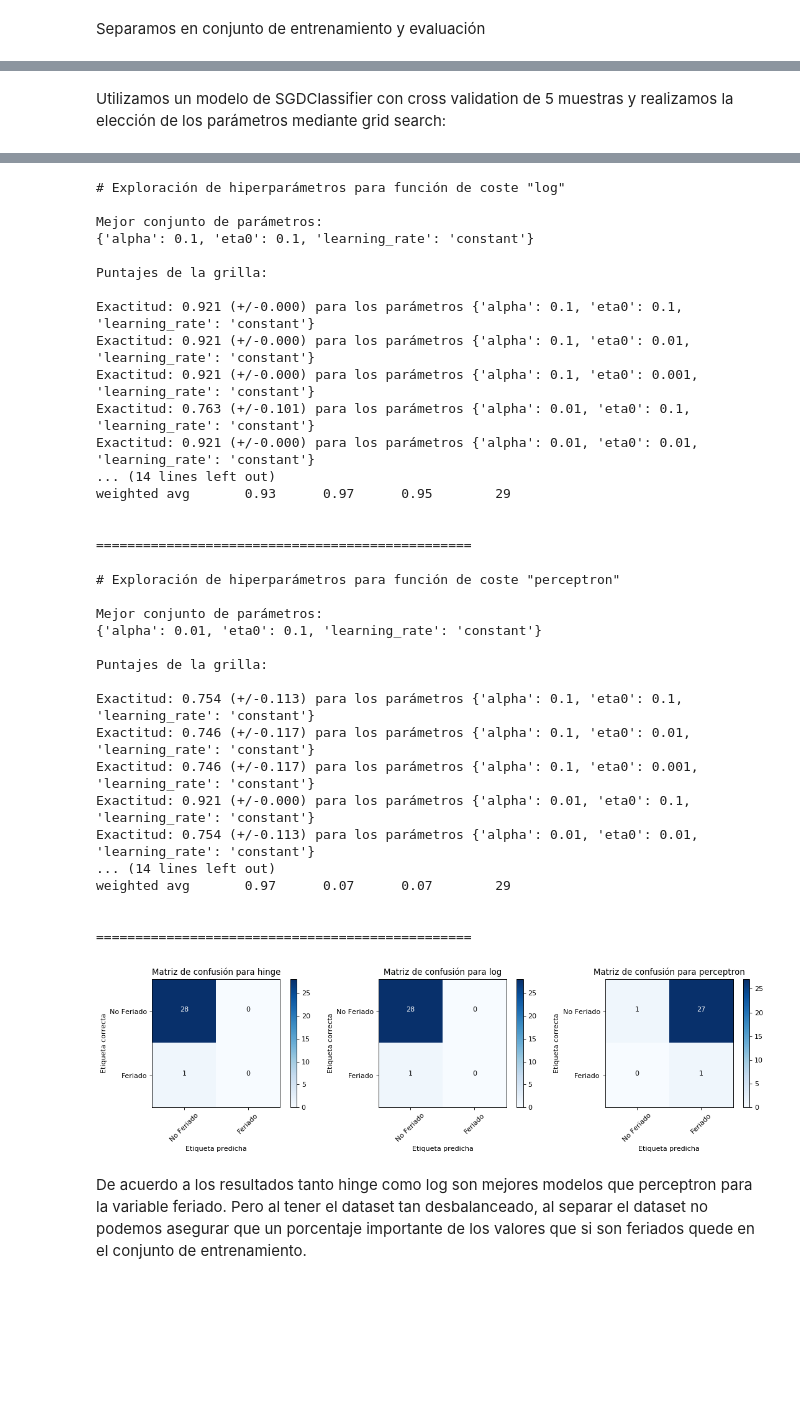
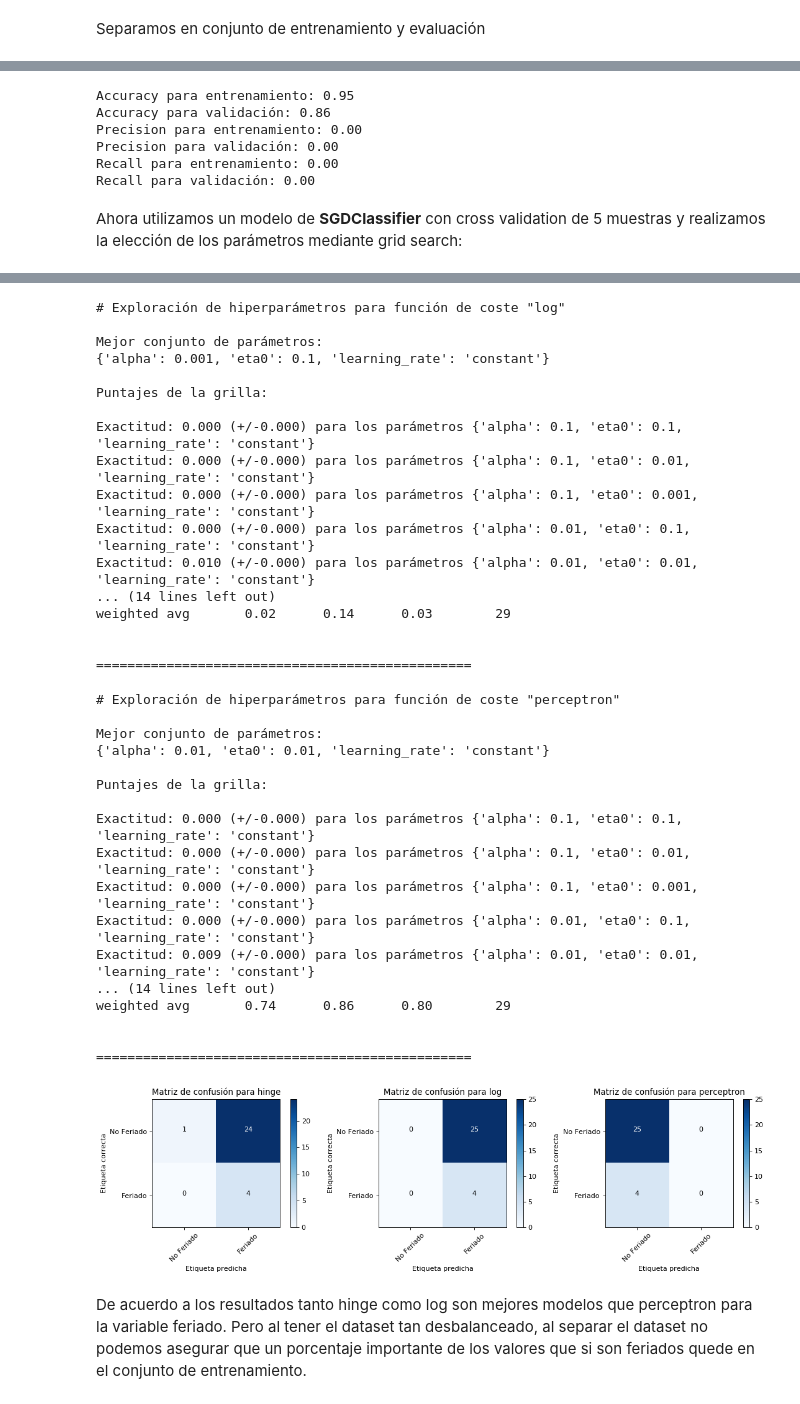
Before and after one commit to dbourdin/diplodatos-mentorias, a Jupyter notebook: AprendizajeAutomatico/retail_data_analytics.ipynb, the cells around one changed output, grey strips where cells are left out. Cells and saved outputs as stored; diff of their text form; code cells hidden in the pictures; blank space fills up the shorter version.

```diff
--- a/AprendizajeAutomatico/retail_data_analytics.ipynb
+++ b/AprendizajeAutomatico/retail_data_analytics.ipynb
@@ -220,0 +238,12 @@ array([ 0.23486545,  0.20233496,  0.04618859, -0.0058602 ,  0.14378007,
+# %%
+model = MultinomialNB()
+model.fit(X_train_feature, y_train)
+
+print('Accuracy para entrenamiento: %.2f' %  accuracy_score(y_train, model.predict(X_train_feature)))
+print('Accuracy para validación: %.2f' % accuracy_score(y_test, model.predict(X_test_feature)))
+
+print('Precision para entrenamiento: %.2f' %  precision_score(y_train, model.predict(X_train_feature)))
+print('Precision para validación: %.2f' % precision_score(y_test, model.predict(X_test_feature)))
+
+print('Recall para entrenamiento: %.2f' %  recall_score(y_train, model.predict(X_train_feature)))
+print('Recall para validación: %.2f' % recall_score(y_test, model.predict(X_test_feature)))
@@ -220,0 +259,12 @@ array([ 0.23486545,  0.20233496,  0.04618859, -0.0058602 ,  0.14378007,
+# %%
+model = MultinomialNB()
+model.fit(X_train_feature, y_train)
+
+print('Accuracy para entrenamiento: %.2f' %  accuracy_score(y_train, model.predict(X_train_feature)))
+print('Accuracy para validación: %.2f' % accuracy_score(y_test, model.predict(X_test_feature)))
+
+print('Precision para entrenamiento: %.2f' %  precision_score(y_train, model.predict(X_train_feature)))
+print('Precision para validación: %.2f' % precision_score(y_test, model.predict(X_test_feature)))
+
+print('Recall para entrenamiento: %.2f' %  recall_score(y_train, model.predict(X_train_feature)))
+print('Recall para validación: %.2f' % recall_score(y_test, model.predict(X_test_feature)))
@@ -221,5 +280,24 @@ array([ 0.23486545,  0.20233496,  0.04618859, -0.0058602 ,  0.14378007,
+# %%
+model = svm.LinearSVC()
+model.fit(X_train_feature, y_train)
+
+print('Accuracy para entrenamiento: %.2f' %  accuracy_score(y_train, model.predict(X_train_feature)))
+print('Accuracy para validación: %.2f' % accuracy_score(y_test, model.predict(X_test_feature)))
+
+print('Precision para entrenamiento: %.2f' %  precision_score(y_train, model.predict(X_train_feature)))
+print('Precision para validación: %.2f' % precision_score(y_test, model.predict(X_test_feature)))
+
+print('Recall para entrenamiento: %.2f' %  recall_score(y_train, model.predict(X_train_feature)))
+print('Recall para validación: %.2f' % recall_score(y_test, model.predict(X_test_feature)))
+# %% [output]
+Accuracy para entrenamiento: 0.95
+Accuracy para validación: 0.86
+Precision para entrenamiento: 0.00
+Precision para validación: 0.00
+Recall para entrenamiento: 0.00
+Recall para validación: 0.00
 # %% [markdown]
-Utilizamos un modelo de SGDClassifier con cross validation de 5 muestras y realizamos la elección de los parámetros mediante grid search:
+Ahora utilizamos un modelo de **SGDClassifier** con cross validation de 5 muestras y realizamos la elección de los parámetros mediante grid search:
 # %%
 plt.figure(figsize=(14, 4), dpi= 80, facecolor='w', edgecolor='k')
 
@@ -230,7 +308,7 @@ for idx, loss in enumerate(('hinge', 'log', 'perceptron'), start=1):
         'alpha': [0.1, 0.01, 0.001]  # Tasa de regularización
     }
     m = SGDClassifier(loss=loss, tol=1e-3)
-    model = GridSearchCV(m, exploring_params, cv=5, scoring='accuracy')
+    model = GridSearchCV(m, exploring_params, cv=5, scoring='precision')
     model.fit(X_train_feature, y_train)
 
     print("# Exploración de hiperparámetros para función de coste \"%s\"" % loss, end="\n\n")
@@ -273,40 +351,40 @@ weighted avg       0.93      0.97      0.95        29
 
 
 ================================================
 # Exploración de hiperparámetros para función de coste "log"
 
 Mejor conjunto de parámetros:
-{'alpha': 0.1, 'eta0': 0.1, 'learning_rate': 'constant'}
+{'alpha': 0.001, 'eta0': 0.1, 'learning_rate': 'constant'}
 
 Puntajes de la grilla:
 
-Exactitud: 0.921 (+/-0.000) para los parámetros {'alpha': 0.1, 'eta0': 0.1, 'learning_rate': 'constant'}
-Exactitud: 0.921 (+/-0.000) para los parámetros {'alpha': 0.1, 'eta0': 0.01, 'learning_rate': 'constant'}
-Exactitud: 0.921 (+/-0.000) para los parámetros {'alpha': 0.1, 'eta0': 0.001, 'learning_rate': 'constant'}
-Exactitud: 0.763 (+/-0.101) para los parámetros {'alpha': 0.01, 'eta0': 0.1, 'learning_rate': 'constant'}
-Exactitud: 0.921 (+/-0.000) para los parámetros {'alpha': 0.01, 'eta0': 0.01, 'learning_rate': 'constant'}
+Exactitud: 0.000 (+/-0.000) para los parámetros {'alpha': 0.1, 'eta0': 0.1, 'learning_rate': 'constant'}
+Exactitud: 0.000 (+/-0.000) para los parámetros {'alpha': 0.1, 'eta0': 0.01, 'learning_rate': 'constant'}
+Exactitud: 0.000 (+/-0.000) para los parámetros {'alpha': 0.1, 'eta0': 0.001, 'learning_rate': 'constant'}
+Exactitud: 0.000 (+/-0.000) para los parámetros {'alpha': 0.01, 'eta0': 0.1, 'learning_rate': 'constant'}
+Exactitud: 0.010 (+/-0.000) para los parámetros {'alpha': 0.01, 'eta0': 0.01, 'learning_rate': 'constant'}
 ... (14 lines left out)
-weighted avg       0.93      0.97      0.95        29
+weighted avg       0.02      0.14      0.03        29
 
 
 ================================================
 # Exploración de hiperparámetros para función de coste "perceptron"
 
 Mejor conjunto de parámetros:
-{'alpha': 0.01, 'eta0': 0.1, 'learning_rate': 'constant'}
+{'alpha': 0.01, 'eta0': 0.01, 'learning_rate': 'constant'}
 
 Puntajes de la grilla:
 
-Exactitud: 0.754 (+/-0.113) para los parámetros {'alpha': 0.1, 'eta0': 0.1, 'learning_rate': 'constant'}
-Exactitud: 0.746 (+/-0.117) para los parámetros {'alpha': 0.1, 'eta0': 0.01, 'learning_rate': 'constant'}
-Exactitud: 0.746 (+/-0.117) para los parámetros {'alpha': 0.1, 'eta0': 0.001, 'learning_rate': 'constant'}
-Exactitud: 0.921 (+/-0.000) para los parámetros {'alpha': 0.01, 'eta0': 0.1, 'learning_rate': 'constant'}
-Exactitud: 0.754 (+/-0.113) para los parámetros {'alpha': 0.01, 'eta0': 0.01, 'learning_rate': 'constant'}
+Exactitud: 0.000 (+/-0.000) para los parámetros {'alpha': 0.1, 'eta0': 0.1, 'learning_rate': 'constant'}
+Exactitud: 0.000 (+/-0.000) para los parámetros {'alpha': 0.1, 'eta0': 0.01, 'learning_rate': 'constant'}
+Exactitud: 0.000 (+/-0.000) para los parámetros {'alpha': 0.1, 'eta0': 0.001, 'learning_rate': 'constant'}
+Exactitud: 0.000 (+/-0.000) para los parámetros {'alpha': 0.01, 'eta0': 0.1, 'learning_rate': 'constant'}
+Exactitud: 0.009 (+/-0.000) para los parámetros {'alpha': 0.01, 'eta0': 0.01, 'learning_rate': 'constant'}
 ... (14 lines left out)
-weighted avg       0.97      0.07      0.07        29
+weighted avg       0.74      0.86      0.80        29
 
 
 ================================================
-[figure, old version]
+[figure, new version]
 # %% [markdown]
 De acuerdo a los resultados tanto hinge como log son mejores modelos que perceptron para la variable feriado. Pero al tener el dataset tan desbalanceado, al separar el dataset no podemos asegurar que un porcentaje importante de los valores que si son feriados quede en el conjunto de entrenamiento.
```
Also changed, not shown: parts of 21 cells of this notebook.
